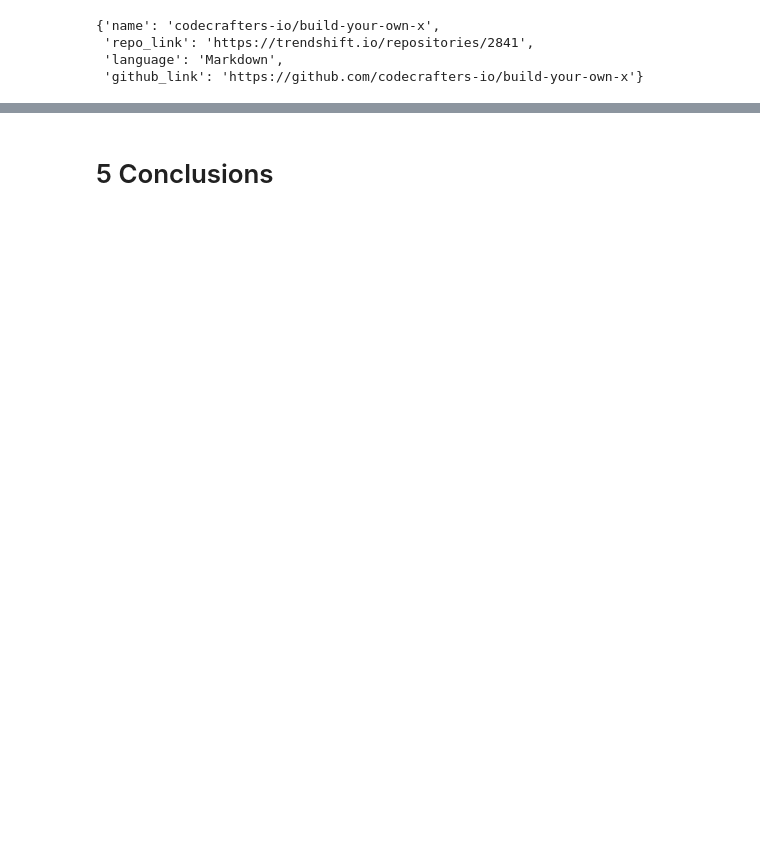
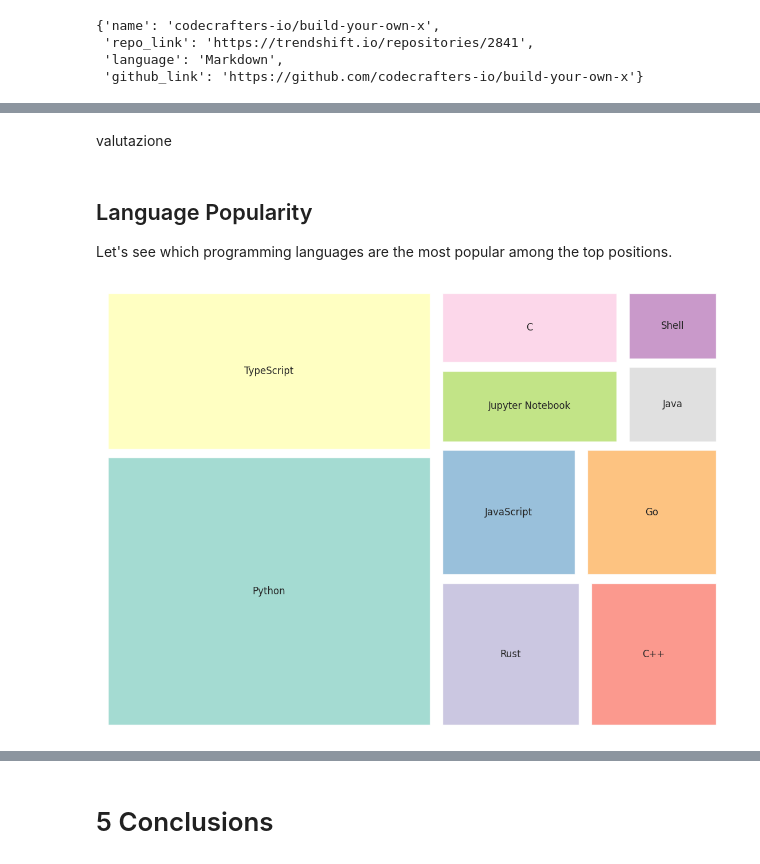
Before and after one commit to Kespers/github-popularity-analysis, a Jupyter notebook: notebook.ipynb, the cells around one changed output, grey strips where cells are left out. Drawn from its saved outputs; the diff is of its cells as text; code cells hidden in the pictures; blank space fills up the shorter version.

```diff
--- a/notebook.ipynb
+++ b/notebook.ipynb
@@ -6,11 +1,15 @@
 # %%
-import requests
 import numpy as np
 from datetime import datetime
-from concurrent.futures import ThreadPoolExecutor
-import requests
-import os
 from concurrent.futures import ThreadPoolExecutor
 from bs4 import BeautifulSoup
 import pandas as pd
 from sklearn.preprocessing import MinMaxScaler
+import requests
+from IPython.display import Image
+import json
+import os
+import matplotlib.pyplot as plt
+import squarify
+import seaborn as sns
+sns.set(style="whitegrid", palette="muted")
@@ -919,0 +888,24 @@ df
+# %% [markdown]
+valutazione
+# %% [markdown]
+## Language Popularity
+Let's see which programming languages are the most popular among the top positions.
+# %%
+language_popularity = df \
+    .groupby('language') \
+    .agg({'position': 'sum'}) \
+    .reset_index() \
+    .sort_values(by='position', ascending=False)
+
+# We consider only those that are at least as frequent as the average occurrence.
+language_popularity = language_popularity[language_popularity['position'] > int(np.mean(language_popularity['position']))]
+language_popularity = language_popularity[language_popularity['language'] != 'Unknown']
+
+colors = sns.color_palette("Set3", n_colors=len(language_popularity['language']))
+plt.figure(figsize=(14, 10))
+squarify.plot(sizes=language_popularity['position'], label=language_popularity['language'], alpha=0.8, color=colors, pad=True)
+plt.axis('off')
+plt.grid(True, axis='y', linestyle='--', alpha=0.3)
+plt.show()
+# %% [output]
+[figure, added]
```
Also changed, not shown: parts of 84 cells of this notebook, 2 other files.
